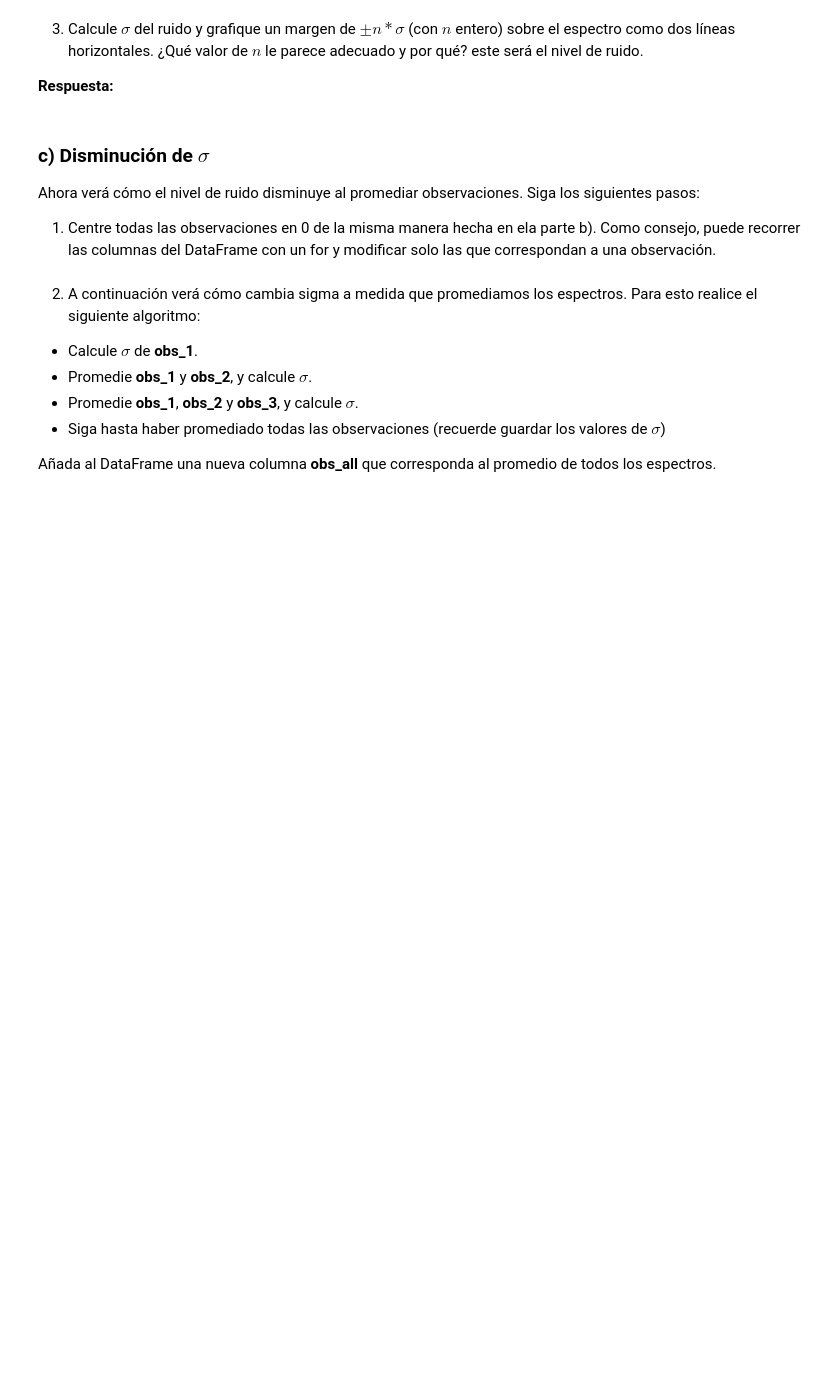
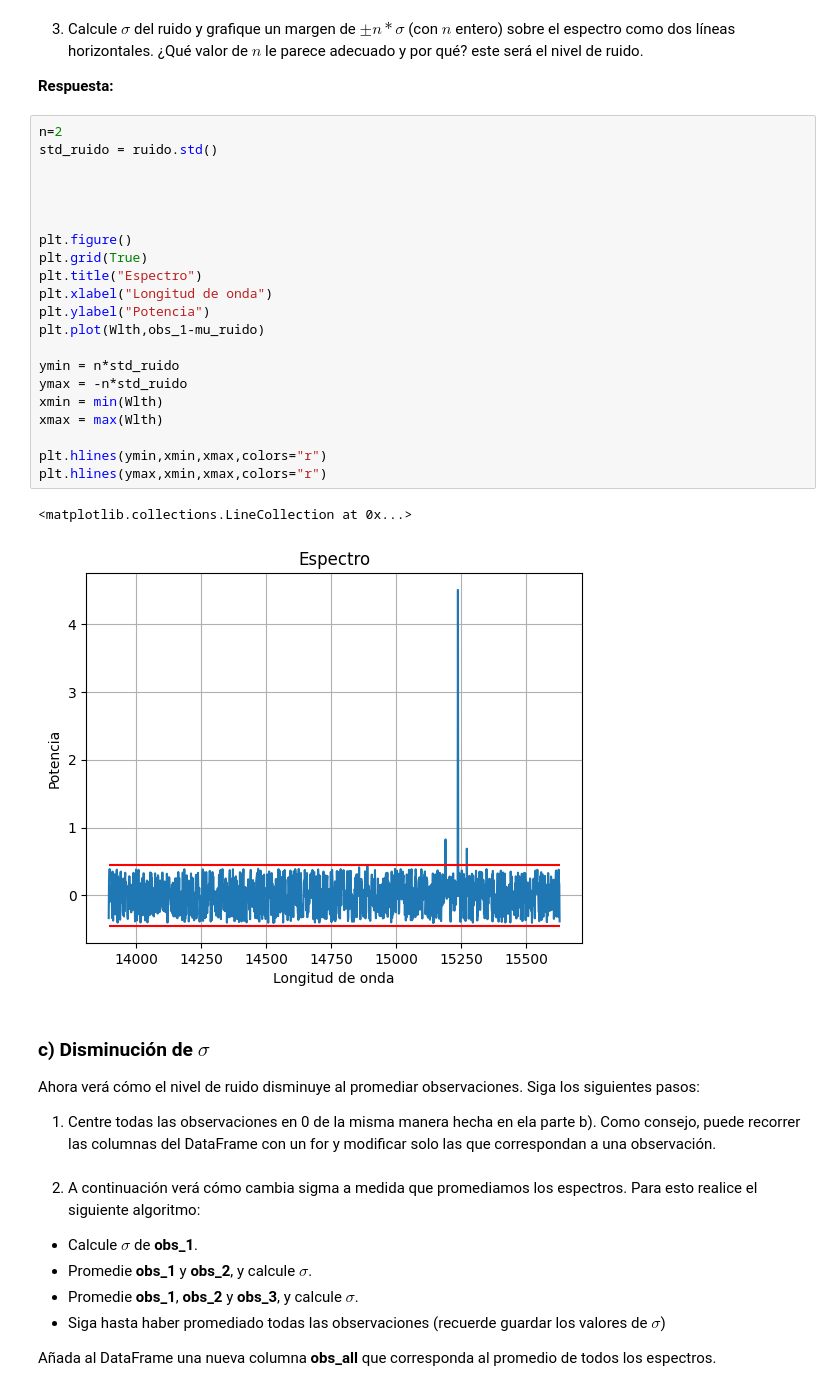
Before and after one commit to aliwen-figueroa/Tarea-2-aliwen-figueroa-, a Jupyter notebook: Tarea2.ipynb, the cells around one changed output. Cells and saved outputs as stored; diff of their text form; blank space fills up the shorter version.

```diff
--- a/Tarea2.ipynb
+++ b/Tarea2.ipynb
@@ -229,6 +285,30 @@ ruido =
 3. Calcule $\sigma$ del ruido y grafique un margen de $\pm n*\sigma$ (con $n$ entero) sobre el espectro como dos líneas horizontales. ¿Qué valor de $n$ le parece adecuado y por qué? este será el nivel de ruido.
 
 **Respuesta:**
+# %%
+n=2
+std_ruido = ruido.std()
+
+
+
+
+plt.figure()
+plt.grid(True)
+plt.title("Espectro")
+plt.xlabel("Longitud de onda")
+plt.ylabel("Potencia")
+plt.plot(Wlth,obs_1-mu_ruido)
+
+ymin = n*std_ruido
+ymax = -n*std_ruido
+xmin = min(Wlth)
+xmax = max(Wlth)
+
+plt.hlines(ymin,xmin,xmax,colors="r")
+plt.hlines(ymax,xmin,xmax,colors="r")
+# %% [output]
+<matplotlib.collections.LineCollection at 0x...>
+[figure, added]
 # %% [markdown]
 ### c) Disminución de $\sigma$
 
```
Also changed, not shown: parts of 10 cells of this notebook.
